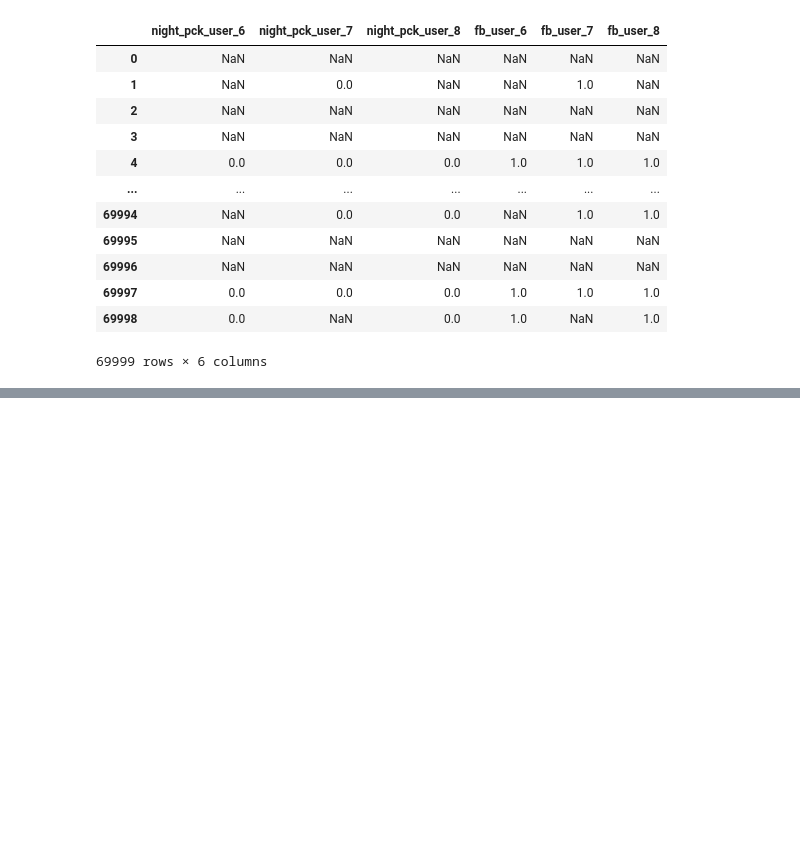
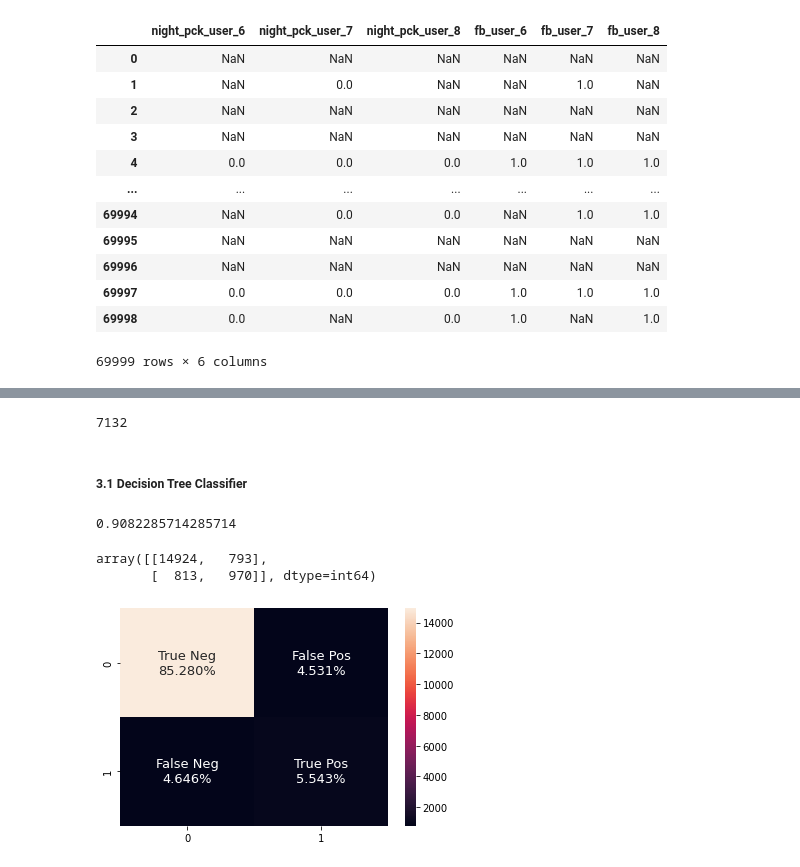
Before and after one commit to lidiambsouza/taxa_rotatividade_telecom, a Jupyter notebook: rotatividade_telecomunicacao.ipynb, the cells around one changed output, grey strips where cells are left out. Saved outputs shown, nothing was run; the diff lists cells and outputs as text; code cells hidden in the pictures; blank space fills up the shorter version.

Commit message:
add decision tree model

```diff
--- a/rotatividade_telecomunicacao.ipynb
+++ b/rotatividade_telecomunicacao.ipynb
@@ -372,0 +376,6 @@ df
+# %%
+# divisão entre X e y, treino e teste
+X = df.drop('churn_probability', axis='columns')
+y = df['churn_probability']
+
+X_train, X_test, y_train, y_test = train_test_split(X, y, stratify=y, random_state=42)
@@ -372,0 +388,31 @@ df
+# %%
+len(df.loc[df['churn_probability'] == 1])
+# %% [output]
+7132
+# %% [markdown]
+<h5> 3.1 Decision Tree Classifier</h5>
+# %%
+model_tree = DecisionTreeClassifier()
+model_tree.fit(X_train, y_train)
+predictions_tree = model_tree.predict(X_test)
+# %%
+# assertividade inicial
+accuracy_score(y_test, predictions_tree)
+# %% [output]
+0.9082285714285714
+# %%
+cm = confusion_matrix(y_test, predictions_tree)
+cm
+# %% [output]
+array([[14924,   793],
+       [  813,   970]], dtype=int64)
+# %%
+groups = ['True Neg','False Pos','False Neg','True Pos']
+percentage_values = ['{0:.3%}'.format(value) for value in cm.flatten() / np.sum(cm)]
+
+labels = [f"{a}\n{b}" for a, b in zip(groups, percentage_values)]
+labels = np.asarray(labels).reshape(2,2)
+
+sns.heatmap(cm, annot=labels, annot_kws={'fontsize':13}, fmt='');
+# %% [output]
+[figure, added]
```
Also changed, not shown: parts of 30 cells of this notebook.
